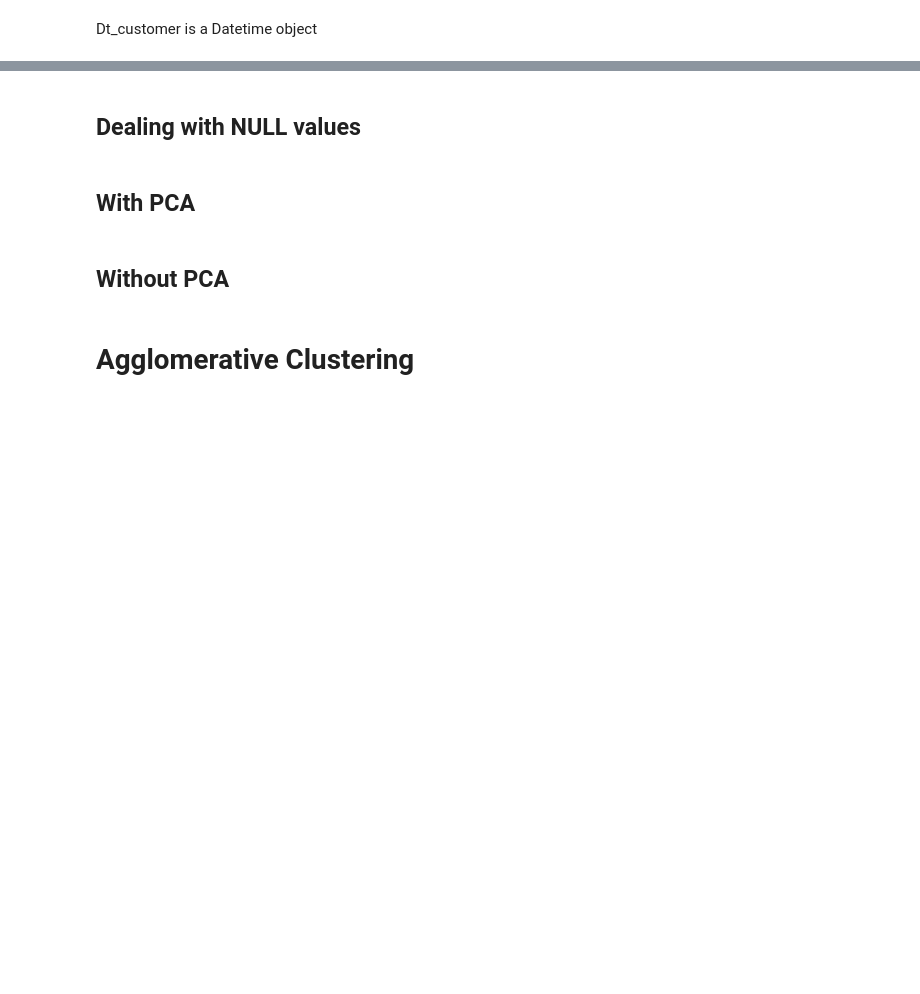
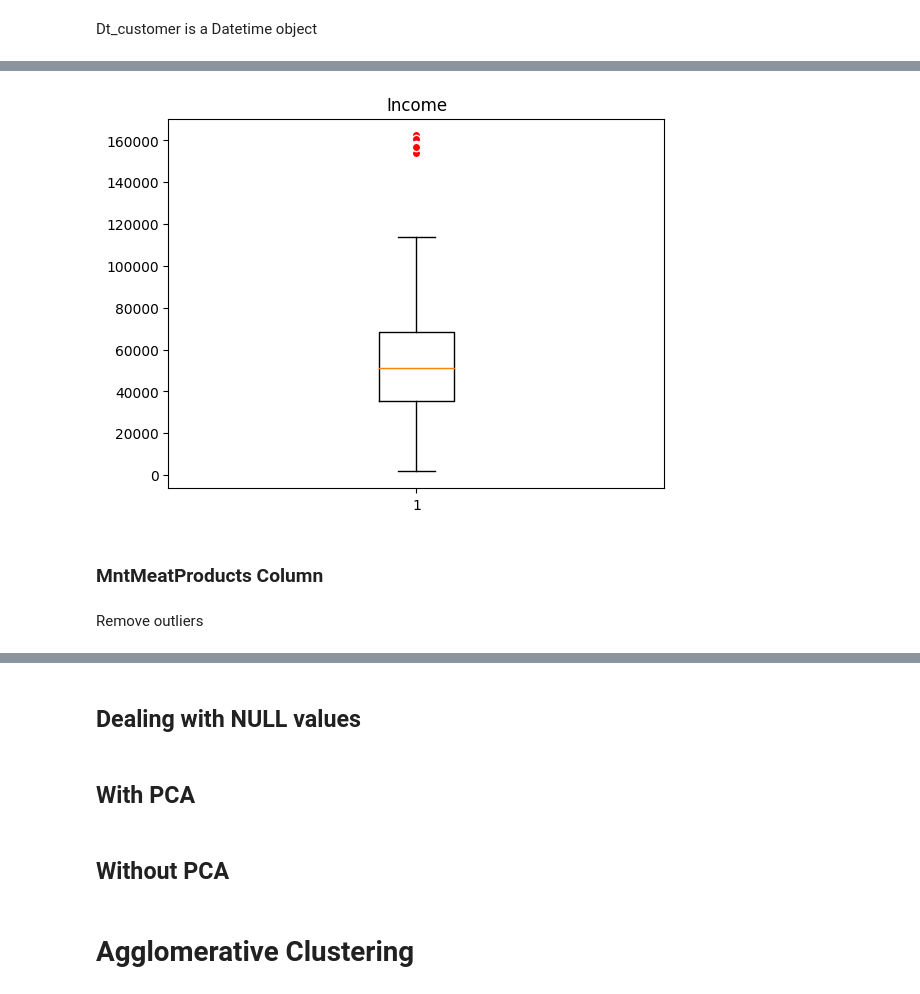
Before and after one commit to tomashbk/customer_segmentation_and_analysis, a Jupyter notebook: customer_personality_analysis.ipynb, the cells around one changed output, grey strips where cells are left out. Drawn from its saved outputs; the diff is of its cells as text; code cells hidden in the pictures; blank space fills up the shorter version.

```diff
--- a/customer_personality_analysis.ipynb
+++ b/customer_personality_analysis.ipynb
@@ -147,0 +332,10 @@ df_marketing_campaign['Year_Birth'].hist()
+# %%
+plt.boxplot(df_marketing_campaign['Income'], flierprops=red_circle)
+plt.title('Income')
+plt.show()
+# %% [output]
+[figure, added]
+# %% [markdown]
+### MntMeatProducts Column
+# %% [markdown]
+Remove outliers
```
Also changed, not shown: parts of 78 cells of this notebook.
